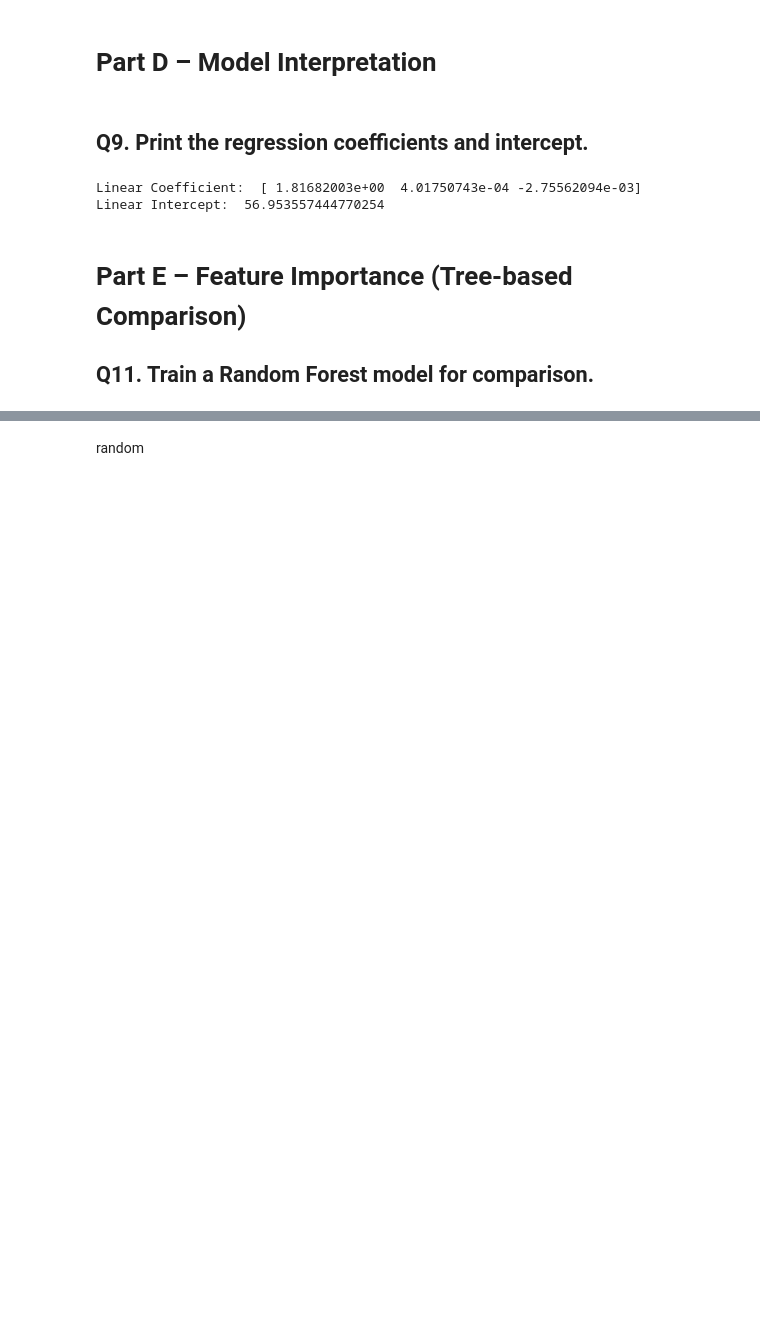
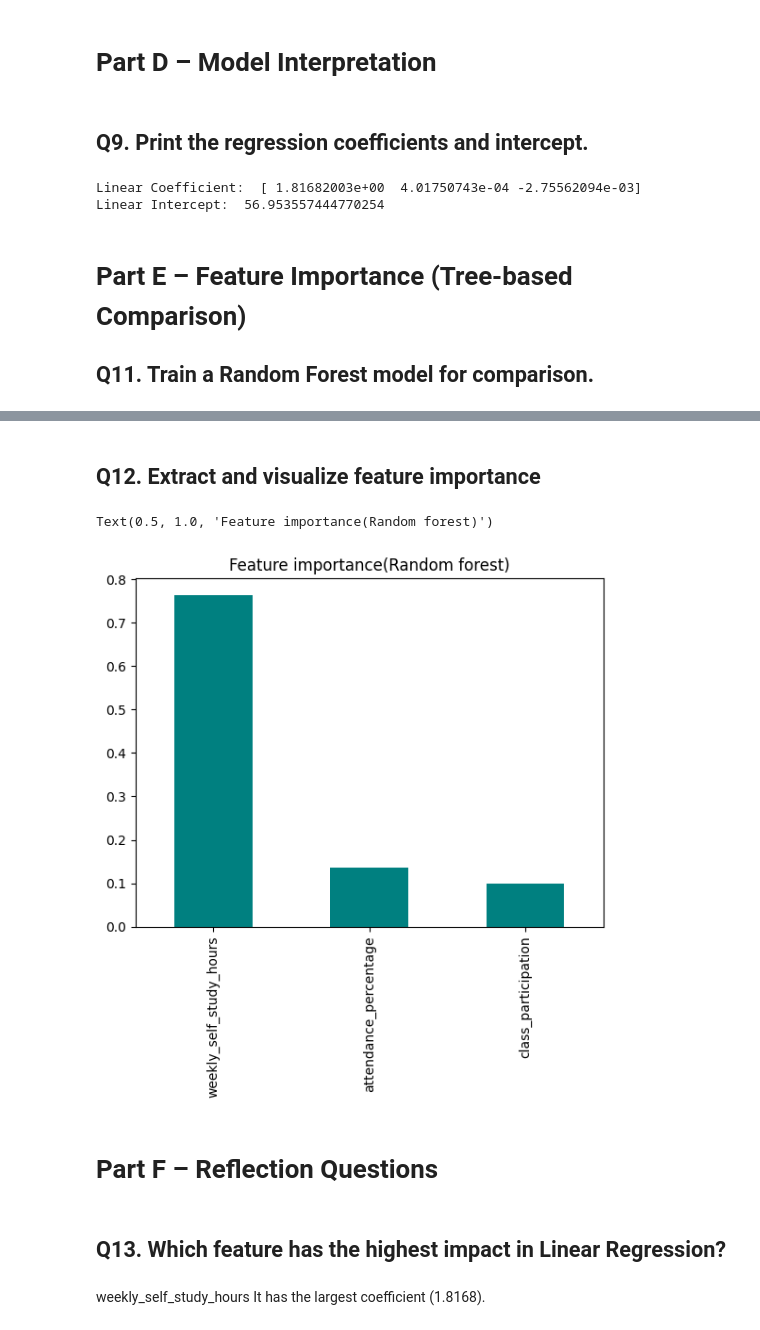
Before and after one commit to pasindu-piyumal/pandas_practice, a Jupyter notebook: practice_11/practice_11.ipynb, the cells around one changed output, grey strips where cells are left out. Cells and saved outputs as stored; diff of their text form; code cells hidden in the pictures; blank space fills up the shorter version.

Commit message:
Visualize feature importance

```diff
--- a/practice_11/practice_11.ipynb
+++ b/practice_11/practice_11.ipynb
@@ -115,2 +117,16 @@ random_forest_model.fit(x_train, y_train)
 # %% [markdown]
-random
+## Q12. Extract and visualize feature importance
+# %%
+importances = pd.Series(random_forest_model.feature_importances_, index=x.columns)
+importances.plot(kind='bar', color='teal')
+plt.title("Feature importance(Random forest)")
+# %% [output]
+Text(0.5, 1.0, 'Feature importance(Random forest)')
+[figure, added]
+# %% [markdown]
+# Part F – Reflection Questions
+# %% [markdown]
+## Q13. Which feature has the highest impact in Linear Regression?
+# %% [markdown]
+weekly_self_study_hours
+It has the largest coefficient (1.8168).
```
Also changed, not shown: parts of 1 cell of this notebook.
